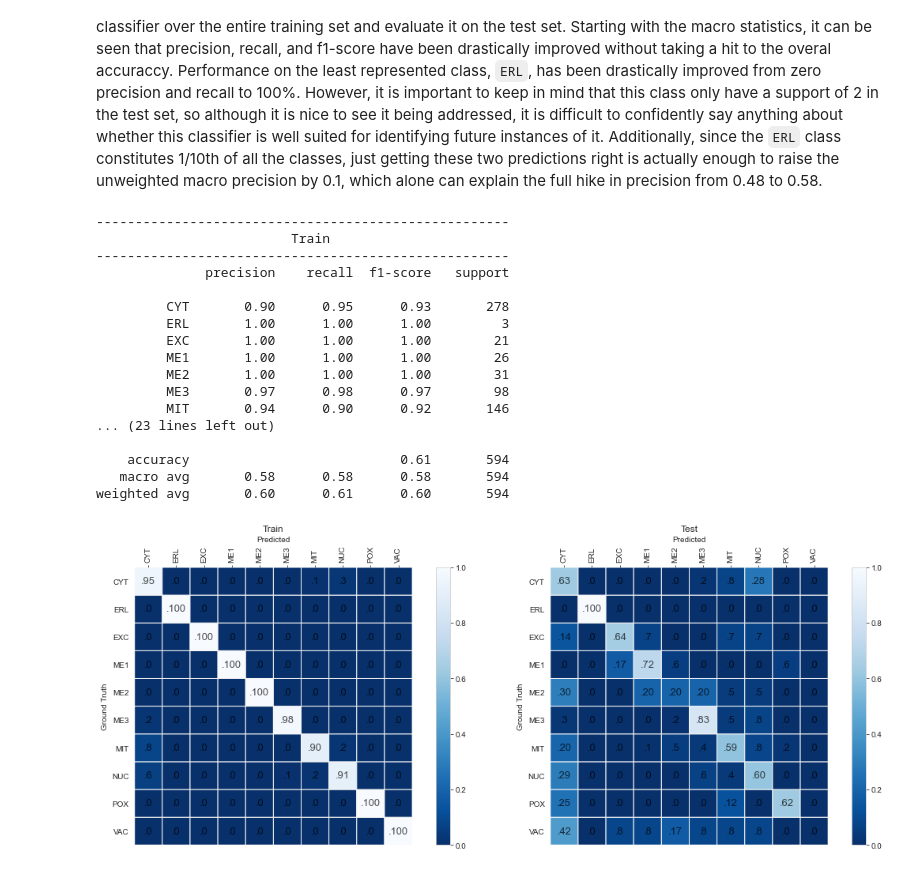
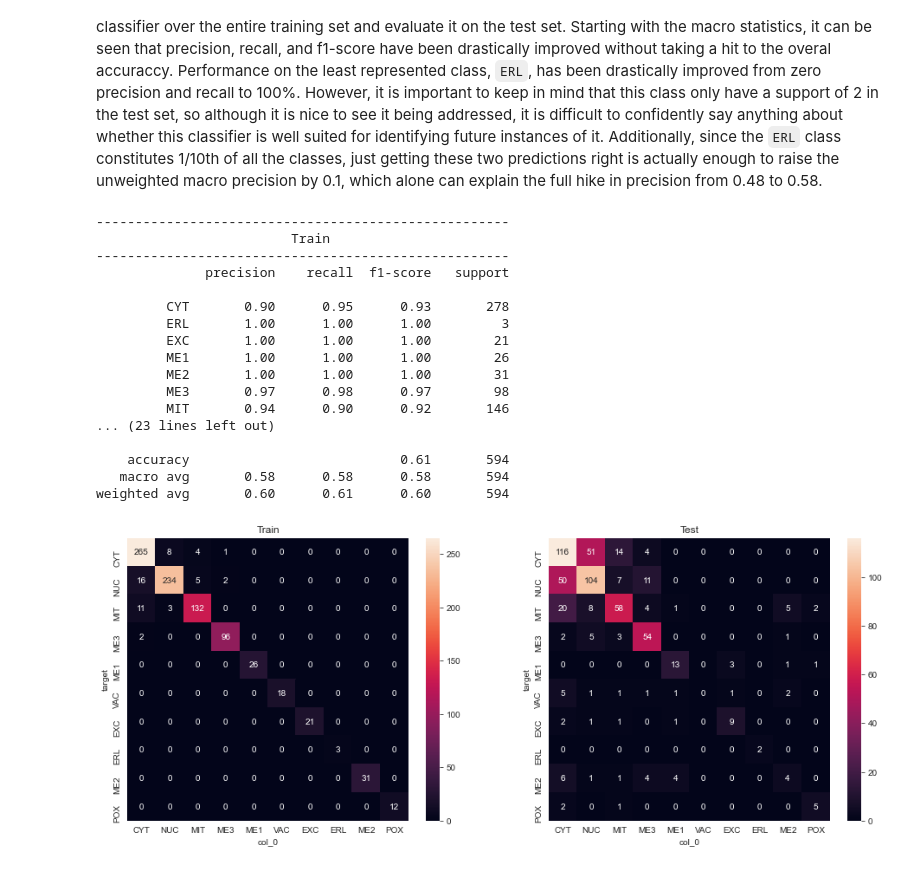
Before and after one commit to ntnu-ai-lab/tdt4173-2020, a Jupyter notebook: notebooks/tutorial_short.ipynb, the cells around one changed output. Drawn from its saved outputs; the diff is of its cells as text; code cells hidden in the pictures.

```diff
--- a/notebooks/tutorial_short.ipynb
+++ b/notebooks/tutorial_short.ipynb
@@ -1206,9 +1206,3 @@ print('F1 score: %.3f' % sklearn.metrics.recall_score(y_true, y_pred))
 F1 score: 1.000
 # %% [markdown]
 ### Example
-# %%
-import sklearn.ensemble
-# Plotting utilities
-sns.set_style('whitegrid')
-import cmat
-cmat.config.fig_facecolor = (1.0, 1.0, 1.0, 0.0)
@@ -1707,34 +1707,37 @@ precision from 0.48 to 0.58.
 model = sklearn.ensemble.RandomForestClassifier(random_state=124, **study.best_params)
 # Fit it to the training data
 model.fit(X_train, y_train)
 # Make in- and out-of-sample predictions
 y_train_hat = model.predict(X_train)
 y_test_hat = model.predict(X_test)
 # Print out classification results and plot confusion matrices
 r_train = sklearn.metrics.classification_report(y_train, y_train_hat, zero_division=0)
 print('{0:->53}\n{0:>25}Train{0:<22}\n{0:->53}'.format("")); print(r_train)
 r_test = sklearn.metrics.classification_report(y_test, y_test_hat, zero_division=0)
 print('{0:->53}\n{0:>25}Test {0:<22}\n{0:->53}'.format("")); print(r_test)
-# print('\n'.join(map(f'{"":>15}'.join, zip(r_train.split('\n'), r_test.split('\n')))))
 fig, (ax1, ax2) = plt.subplots(figsize=(16,6), ncols=2)
-cmat.ConfusionMatrix.create(y_train, y_train_hat).normalize('recall').plot(ax=ax1, title='Train')
-cmat.ConfusionMatrix.create(y_test, y_test_hat).normalize('recall').plot(ax=ax2, title='Test');
+cl = y_train.unique()
+cm = lambda y, y_hat: pd.crosstab(y, y_hat).T.reindex(cl).T.reindex(cl).fillna(0).astype(int)
+ax1.set_title('Train')
+sns.heatmap(cm(y_train, y_train_hat), annot=True, fmt='d', ax=ax1)
+ax2.set_title('Test')
+sns.heatmap(cm(y_test, y_test_hat), annot=True, fmt='d', ax=ax2);
 # %% [output]
 -----------------------------------------------------
                          Train
 -----------------------------------------------------
               precision    recall  f1-score   support
 
          CYT       0.90      0.95      0.93       278
          ERL       1.00      1.00      1.00         3
          EXC       1.00      1.00      1.00        21
          ME1       1.00      1.00      1.00        26
          ME2       1.00      1.00      1.00        31
          ME3       0.97      0.98      0.97        98
          MIT       0.94      0.90      0.92       146
 ... (23 lines left out)
 
     accuracy                           0.61       594
    macro avg       0.58      0.58      0.58       594
 weighted avg       0.60      0.61      0.60       594
-[figure, old version]
+[figure, new version]
```
Also changed, not shown: parts of 14 cells of this notebook, 1 other file.
